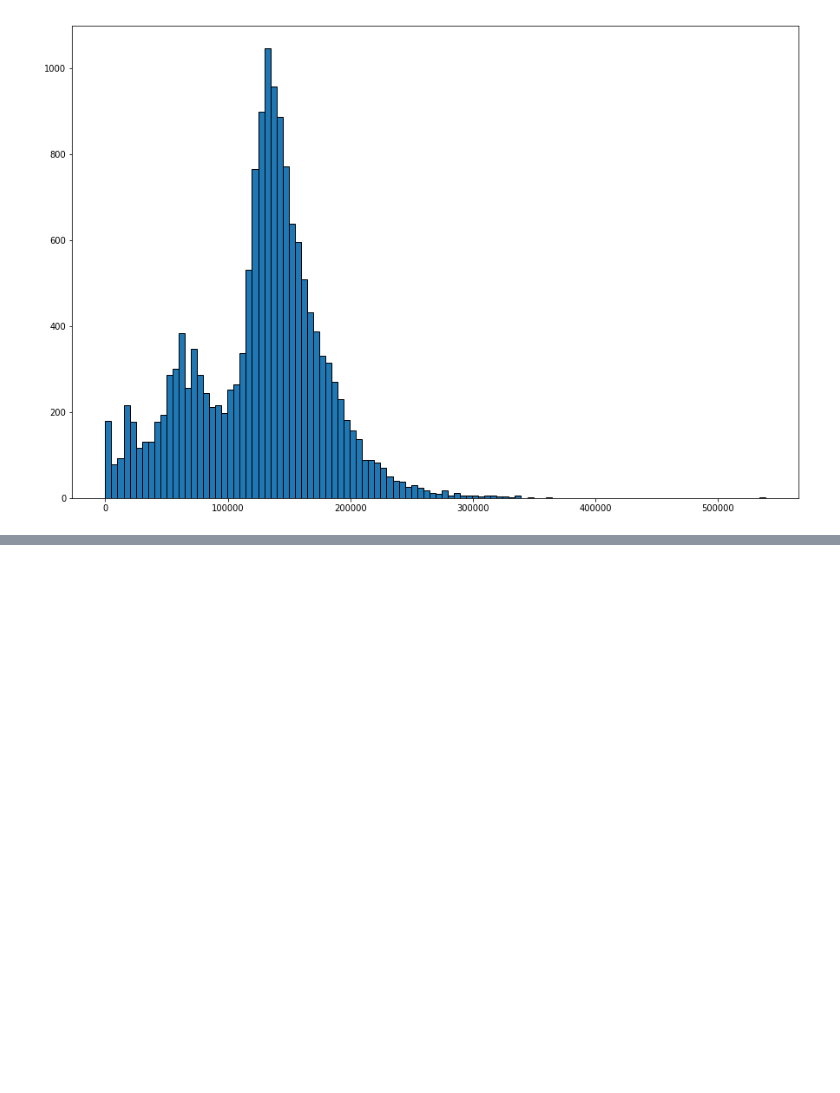
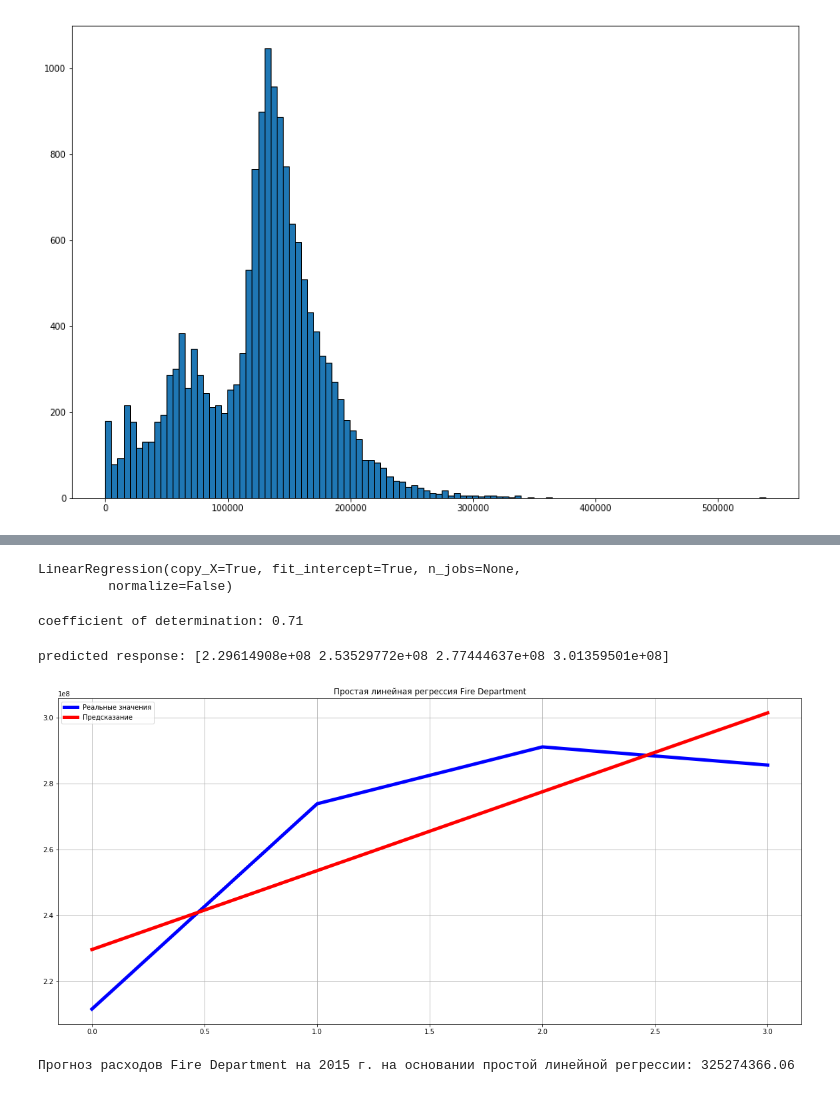
Before and after one commit to ilfun/Final_Project, a Jupyter notebook: Final_file.ipynb, the cells around one changed output, grey strips where cells are left out. Saved outputs shown, nothing was run; the diff lists cells and outputs as text; code cells hidden in the pictures; blank space fills up the shorter version.

```diff
--- a/Final_file.ipynb
+++ b/Final_file.ipynb
@@ -297,0 +285,3 @@ array([1.97802401e+08])
+# %%
+g_f = fire_df_copy.groupby(['Year']).TotalPayBenefits.sum().reset_index()
+g_f
@@ -297,0 +294,34 @@ array([1.97802401e+08])
+# %%
+x_f = g_f['Year'].values.reshape((-1, 1))
+y_f = g_f['TotalPayBenefits'].values
+# %%
+model.fit(x_f, y_f)
+# %% [output]
+LinearRegression(copy_X=True, fit_intercept=True, n_jobs=None,
+         normalize=False)
+# %%
+r_sq = model.score(x_f, y_f)
+print('coefficient of determination:', r_sq.round(2))
+# %% [output]
+coefficient of determination: 0.71
+# %%
+y_f_pred = model.predict(x_f)
+print('predicted response:', y_f_pred)
+# %% [output]
+predicted response: [2.29614908e+08 2.53529772e+08 2.77444637e+08 3.01359501e+08]
+# %%
+plt.figure(figsize=(20,9))
+plt.plot(y_f, "blue",linewidth=5, label='Реальные значения')
+plt.plot(y_f_pred, "red",linewidth=5, label='Предсказание')
+plt.legend(loc='best')
+plt.title("Простая линейная регрессия Fire Department")
+plt.grid(True)
+plt.show()
+# %% [output]
+[figure, added]
+# %%
+x1_f = np.array([2015]).reshape(1, -1)
+y_f_pred = model.predict(x1_f)
+print('Прогноз расходов Fire Department на 2015 г. на основании простой линейной регрессии:', y_f_pred[0].round(2))
+# %% [output]
+Прогноз расходов Fire Department на 2015 г. на основании простой линейной регрессии: 325274366.06
```
Also changed, not shown: parts of 42 cells of this notebook.
